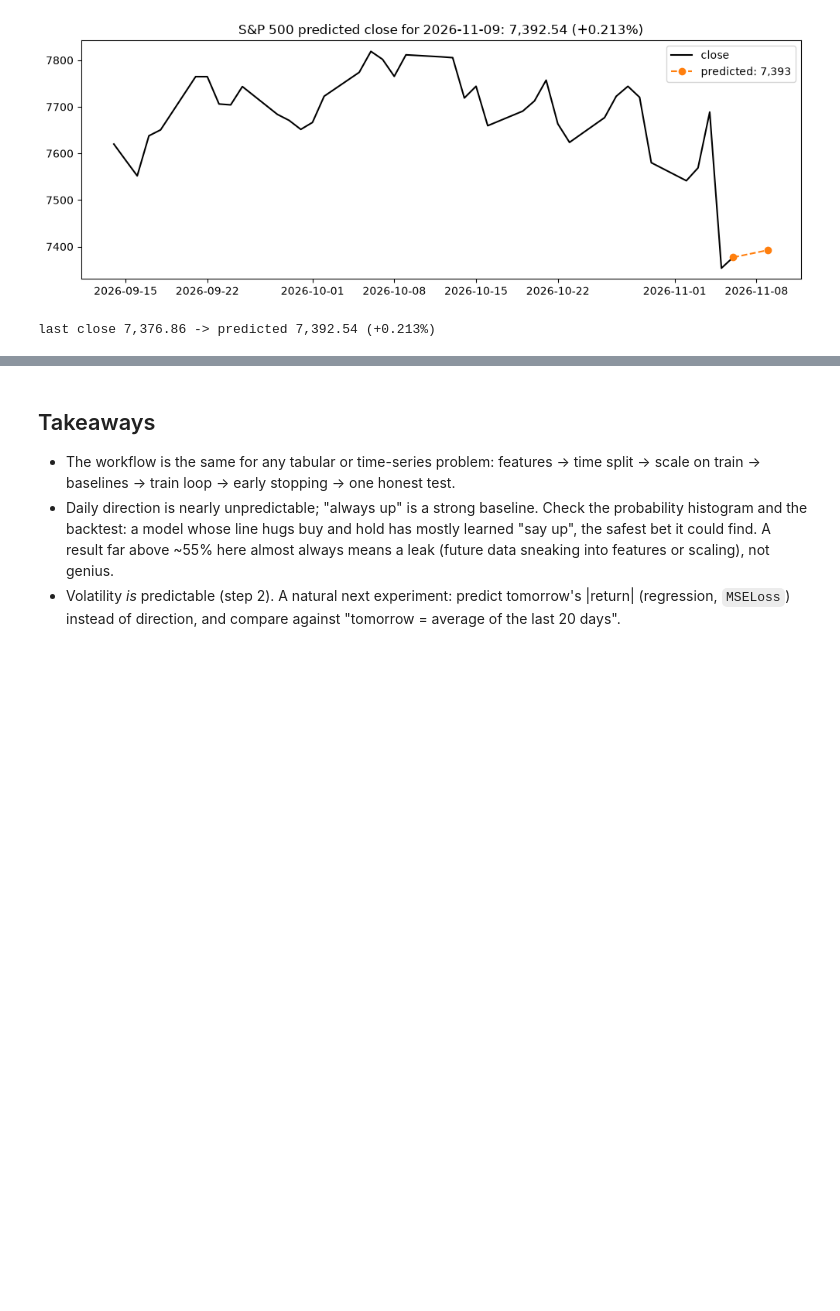
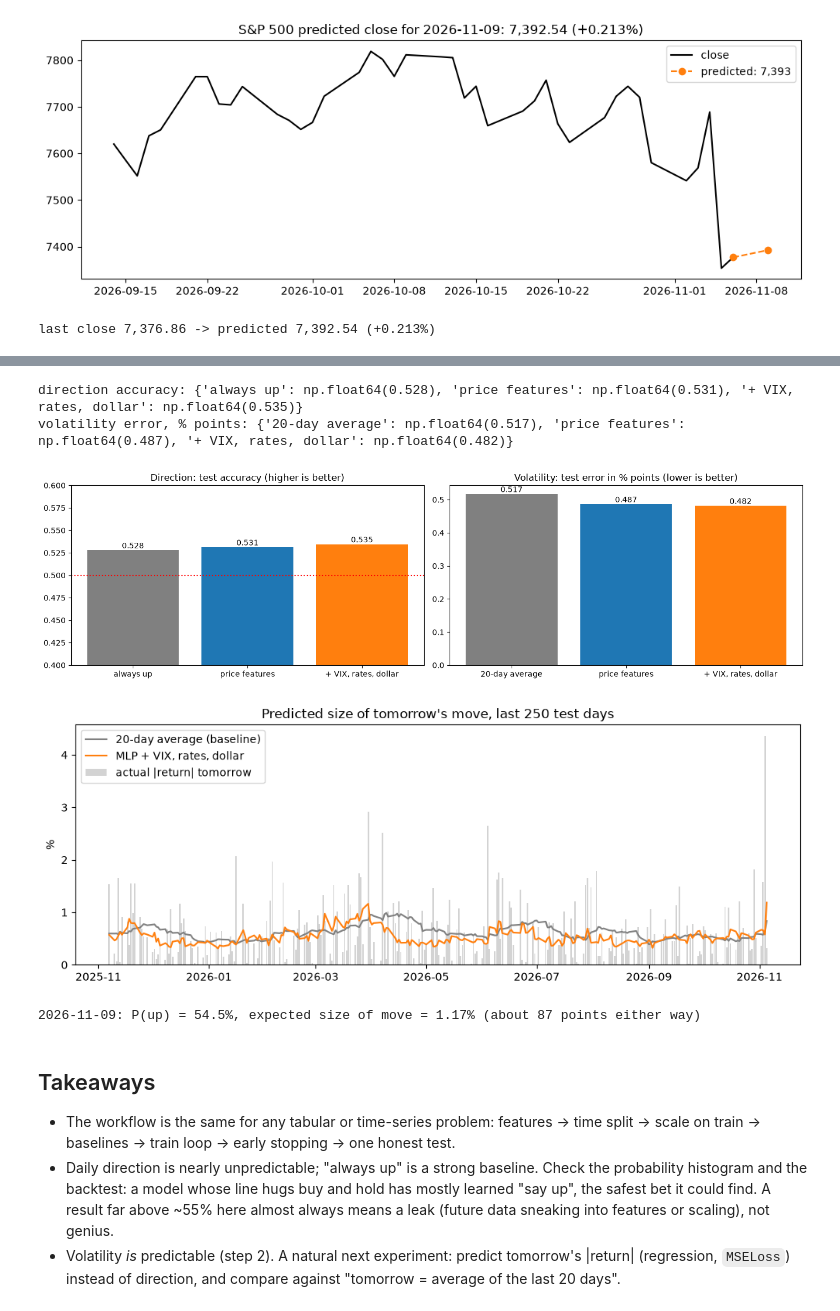
Before and after one commit to zaxovaiko/machine-learning, a Jupyter notebook: neural_networks/market_direction/market_direction.ipynb, the cells around one changed output, grey strips where cells are left out. Drawn from its saved outputs; the diff is of its cells as text; code cells hidden in the pictures; blank space fills up the shorter version.

```diff
--- a/neural_networks/market_direction/market_direction.ipynb
+++ b/neural_networks/market_direction/market_direction.ipynb
@@ -685,3 +796,50 @@ last close 7,376.86 -> predicted 7,392.54 (+0.213%)
+# %%
+te = mfeats["2022":]
+y_dir, y_vol = te["target"].values, te["next_ret"].abs().values
+
+dir_acc = {"always up": y_dir.mean()}
+vol_mae = {"20-day average": np.abs(te["abs_ret_20"].values - y_vol).mean() * 100}
+for name in ("price features", "+ VIX, rates, dollar"):
+    dir_acc[name] = ((runs["direction", name][0](te) > 0.5) == y_dir).mean()
+    vol_mae[name] = np.abs(runs["volatility", name][0](te) - y_vol).mean() * 100
+
+print("direction accuracy:", {k: round(v, 3) for k, v in dir_acc.items()})
+print("volatility error, % points:", {k: round(v, 3) for k, v in vol_mae.items()})
+fig, (ax1, ax2) = plt.subplots(1, 2, figsize=(14, 4))
+bars = ax1.bar(dir_acc.keys(), dir_acc.values(), color=["gray", "C0", "C1"])
+ax1.bar_label(bars, fmt="%.3f")
+ax1.axhline(0.5, color="red", ls=":")
+ax1.set_ylim(0.4, 0.6)
+ax1.set_title("Direction: test accuracy (higher is better)")
+bars = ax2.bar(vol_mae.keys(), vol_mae.values(), color=["gray", "C0", "C1"])
+ax2.bar_label(bars, fmt="%.3f")
+ax2.set_title("Volatility: test error in % points (lower is better)")
+plt.tight_layout()
+plt.show()
+
+vol_pred = runs["volatility", "+ VIX, rates, dollar"][0](te)
+last = slice(-250, None)
+fig, ax = plt.subplots()
+ax.bar(te.index[last], y_vol[last] * 100, color="lightgray", label="actual |return| tomorrow")
+ax.plot(te.index[last], te["abs_ret_20"].values[last] * 100, color="gray", label="20-day average (baseline)")
+ax.plot(te.index[last], vol_pred[last] * 100, color="C1", label="MLP + VIX, rates, dollar")
+ax.set_ylabel("%")
+ax.set_title("Predicted size of tomorrow's move, last 250 test days")
+ax.legend()
+plt.show()
+# %% [output]
+direction accuracy: {'always up': np.float64(0.528), 'price features': np.float64(0.531), '+ VIX, rates, dollar': np.float64(0.535)}
+volatility error, % points: {'20-day average': np.float64(0.517), 'price features': np.float64(0.487), '+ VIX, rates, dollar': np.float64(0.482)}
+[figure, added]
+[figure, added]
+# %%
+latest_m = make_features(sp["Close"], latest_only=True).join(make_macro(sp.index))
+p_up = runs["direction", "+ VIX, rates, dollar"][0](latest_m)[0]
+move = runs["volatility", "+ VIX, rates, dollar"][0](latest_m)[0]
+print(f"{next_day.date()}: P(up) = {p_up:.1%}, expected size of move = {move:.2%} "
+      f"(about {sp['Close'].iloc[-1] * move:,.0f} points either way)")
+# %% [output]
+2026-11-09: P(up) = 54.5%, expected size of move = 1.17% (about 87 points either way)
 # %% [markdown]
 ## Takeaways
 
```
Also changed, not shown: parts of 5 cells of this notebook.
